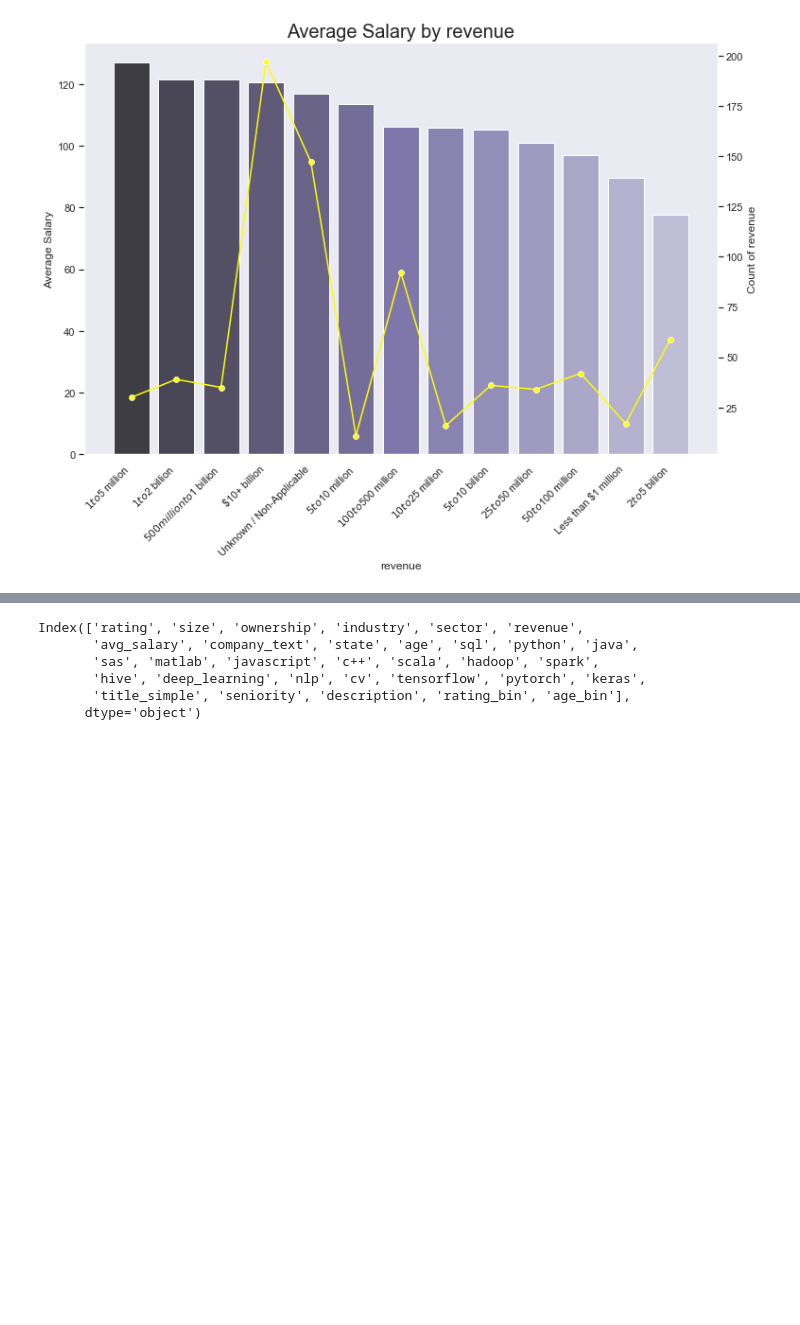
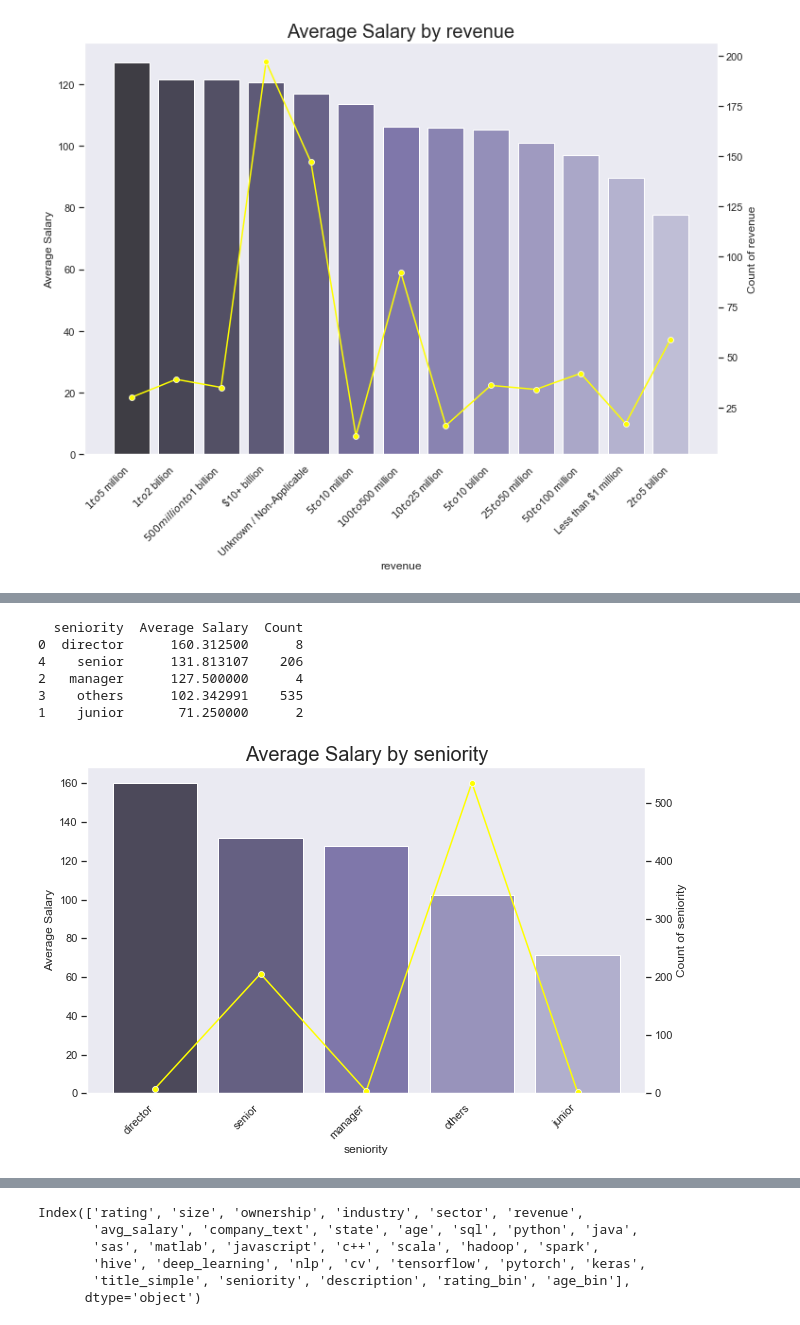
Before and after one commit to budingtanke/ds-salary-prediction, a Jupyter notebook: EAD.ipynb, the cells around one changed output, grey strips where cells are left out. Drawn from its saved outputs; the diff is of its cells as text; code cells hidden in the pictures; blank space fills up the shorter version.

```diff
--- a/EAD.ipynb
+++ b/EAD.ipynb
@@ -251,0 +298,11 @@ plot_bar_salary('revenue', figsize=(12, 8), rotate=45)
+# %%
+# average salary by revenue
+plot_bar_salary('seniority', rotate=45)
+# %% [output]
+  seniority  Average Salary  Count
+0  director      160.312500      8
+4    senior      131.813107    206
+2   manager      127.500000      4
+3    others      102.342991    535
+1    junior       71.250000      2
+[figure, added]
```
Also changed, not shown: parts of 4 cells of this notebook.
